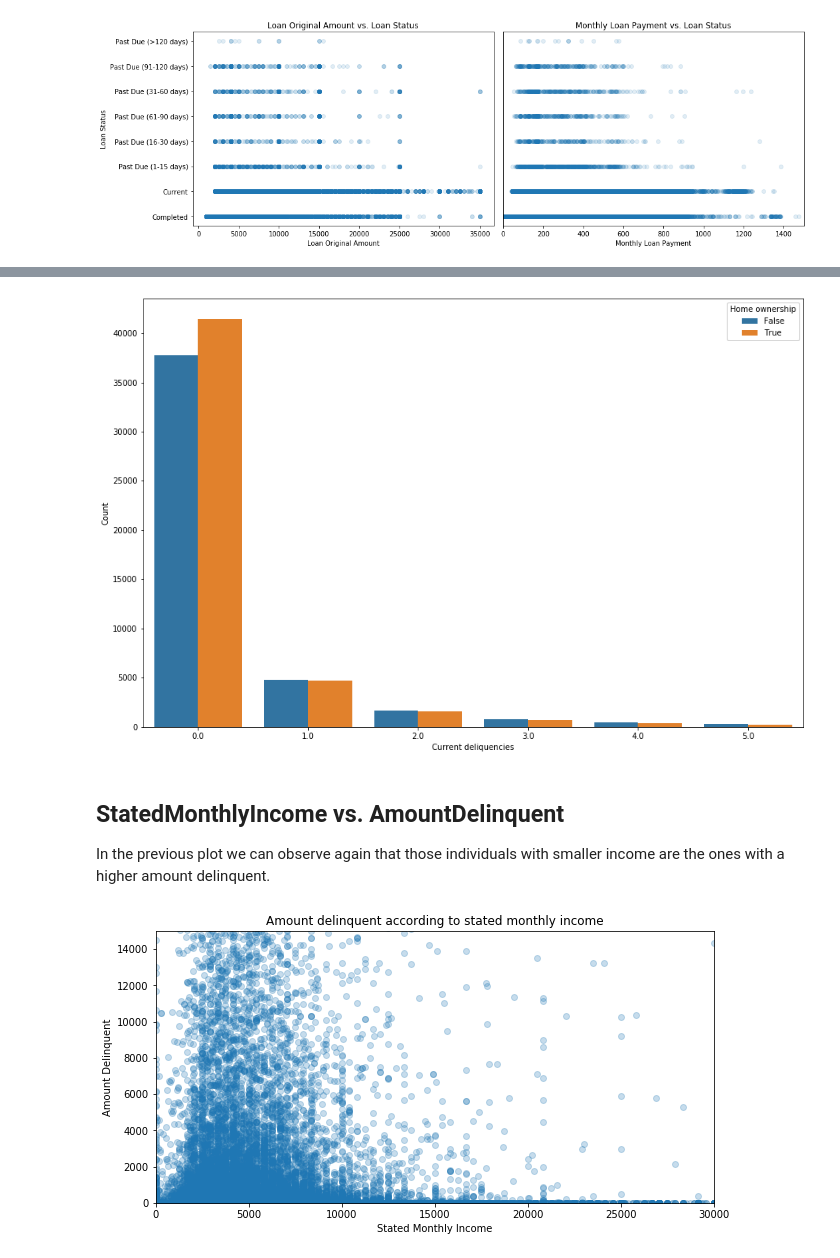
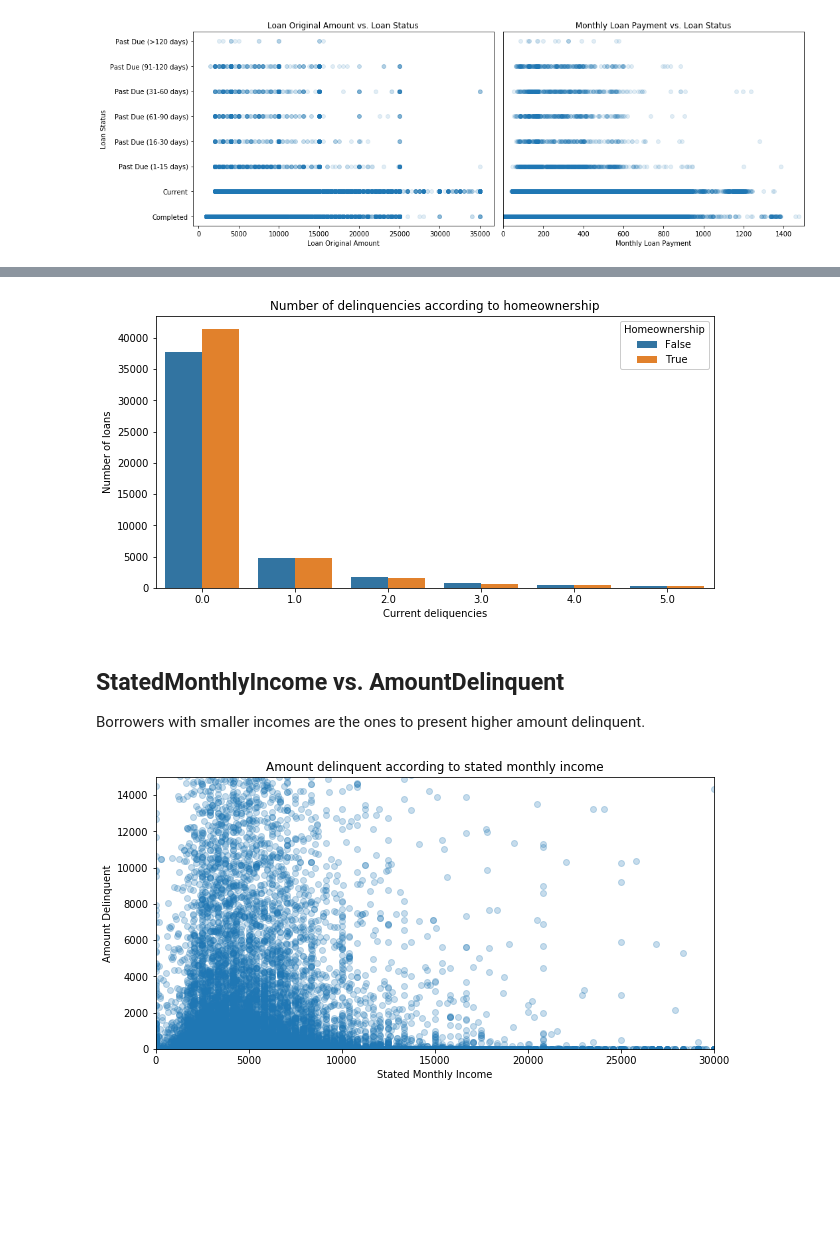
Before and after one commit to dsllt/-Udacity_DA_P5, a Jupyter notebook: Prosper_Loan_slide_deck.ipynb, the cells around one changed output, grey strips where cells are left out. Saved outputs shown, nothing was run; the diff lists cells and outputs as text; code cells hidden in the pictures; blank space fills up the shorter version.

Commit message:
Including final presentation

```diff
--- a/Prosper_Loan_slide_deck.ipynb
+++ b/Prosper_Loan_slide_deck.ipynb
@@ -206,17 +216,17 @@ homeownership has no influence on wether someone will pay or not the loan
 # %%
-plt.figure(figsize=(15,10))
+plt.figure(figsize=(10,5))
 sb.countplot(data = df, x = 'CurrentDelinquencies', hue = 'IsBorrowerHomeowner')
 plt.xlabel('Current deliquencies')
 plt.ylabel('Number of loans')
 plt.legend(framealpha = 1, title = 'Homeownership')
 plt.xlim(-0.5,5.5)
 plt.title('Number of delinquencies according to homeownership')
 plt.show();
 # %% [output]
-[figure, old version]
+[figure, new version]
 # %% [markdown]
 ## StatedMonthlyIncome vs. AmountDelinquent
-In the previous plot we can observe again that those individuals with smaller income are the ones with a higher amount delinquent.
+Borrowers with smaller incomes are the ones to present higher amount delinquent.
 # %%
 plt.figure(figsize=(10,5))
 plt.scatter(data = df, x = 'StatedMonthlyIncome', y = 'AmountDelinquent', alpha = 1/4)
```
Also changed, not shown: parts of 24 cells of this notebook, 7 other files.
